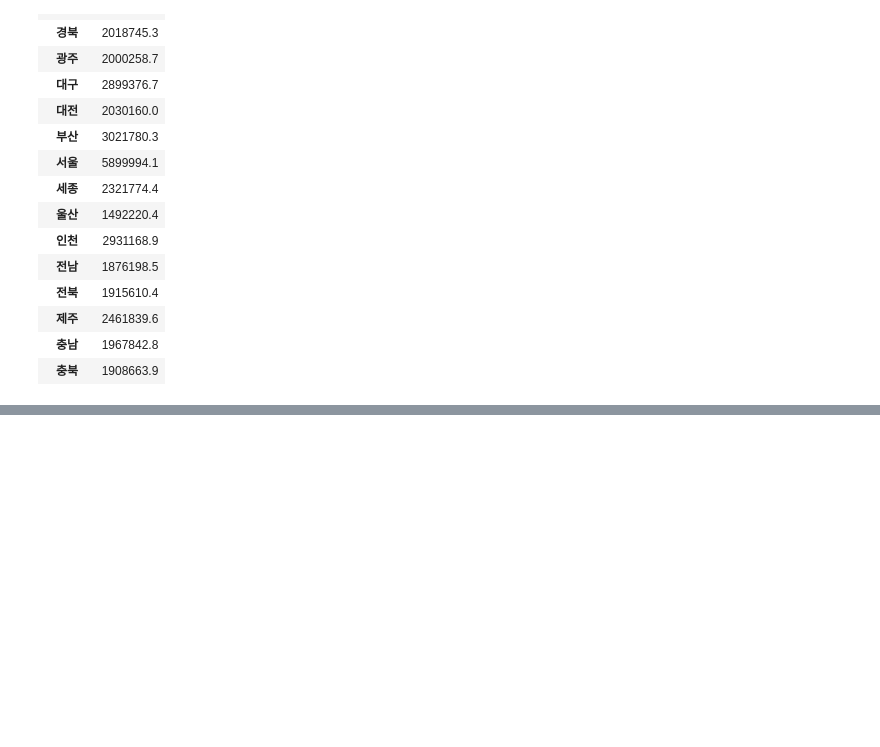
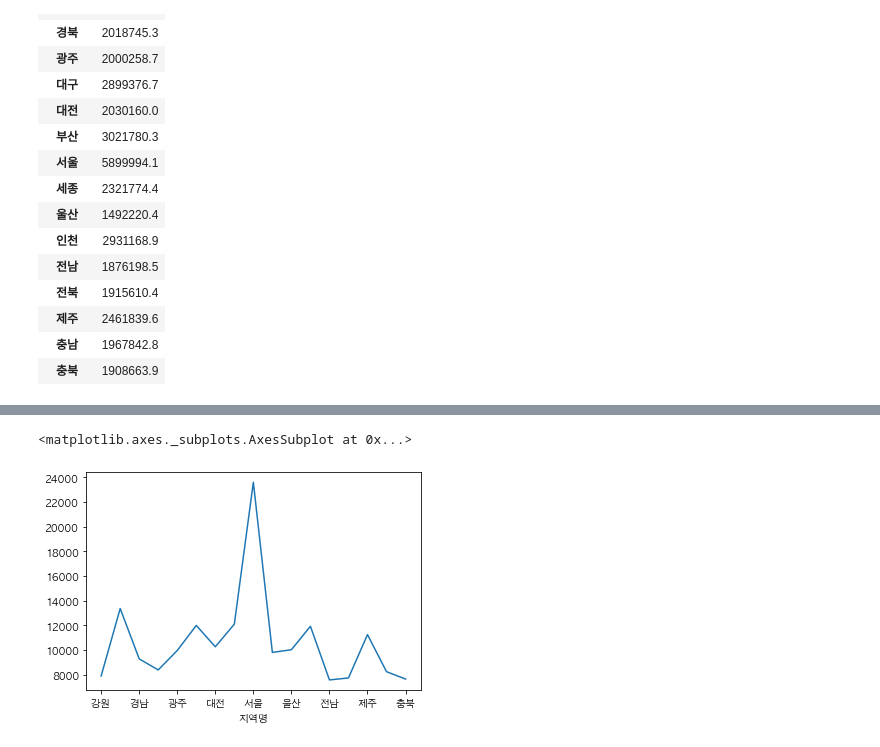
Before and after one commit to yekyung2/Python-DataAnalysis, a Jupyter notebook: practice1.ipynb, the cells around one changed output, grey strips where cells are left out. Saved outputs shown, nothing was run; the diff lists cells and outputs as text; code cells hidden in the pictures; blank space fills up the shorter version.

Commit message:
Add visualization using pandas & Seaborn #1

```diff
--- a/practice1.ipynb
+++ b/practice1.ipynb
@@ -523,0 +627,10 @@ pd.pivot_table(df_last, index=["지역명"], values=["평당분양가격"], aggf
+# %%
+# 한글폰트 사용을 위한 코드
+rc('font', family='AppleGothic')
+plt.rcParams['axes.unicode_minus'] = False
+# %%
+# 지역명으로 분양가격의 평균을 구하고 선그래프로 시각화한다.
+df_last.groupby(["지역명"])["평당분양가격"].mean().plot()
+# %% [output]
+<matplotlib.axes._subplots.AxesSubplot at 0x...>
+[figure, added]
```
Also changed, not shown: parts of 49 cells of this notebook.
